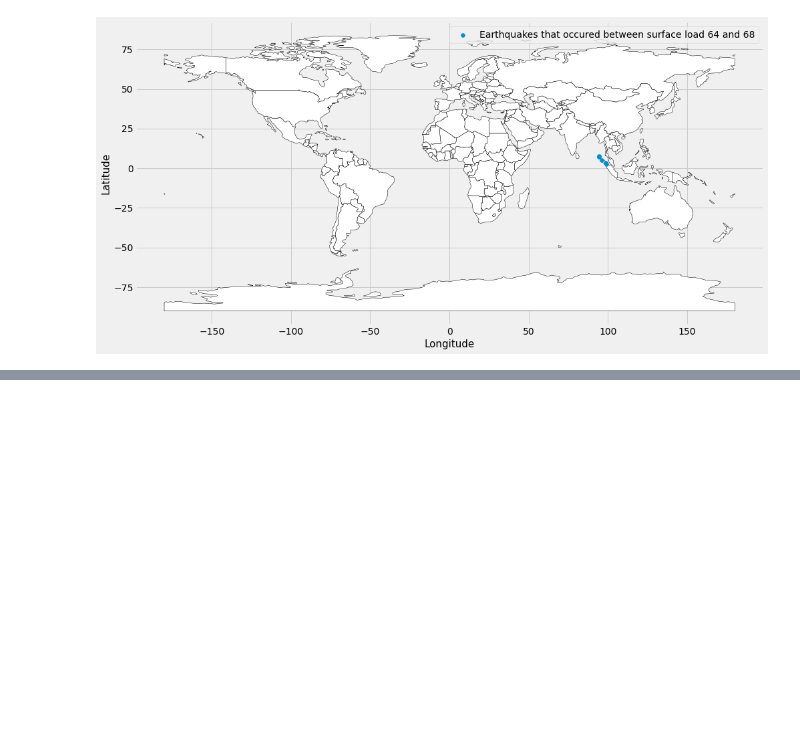
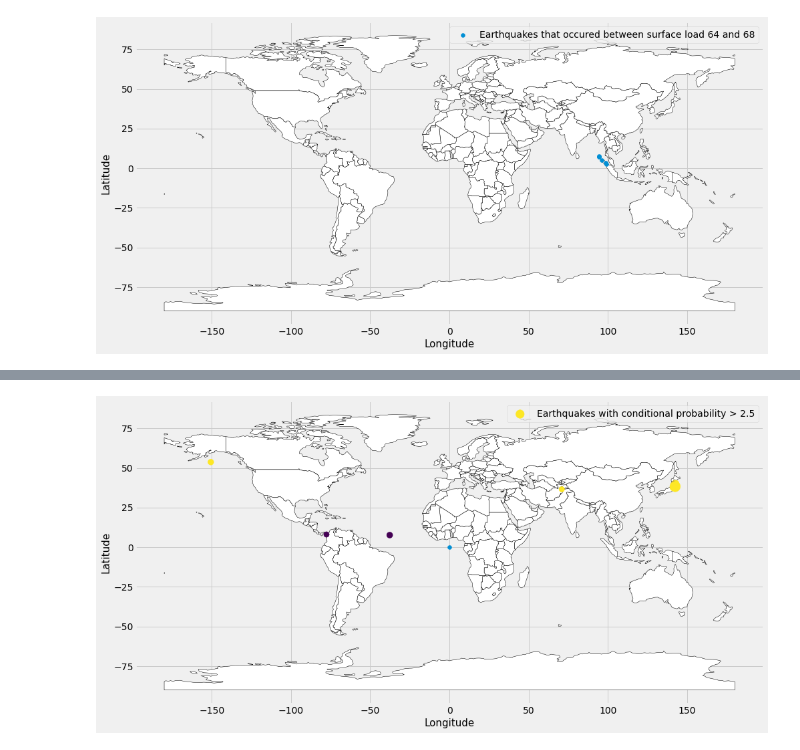
Before and after one commit to epic-research-group/surface-load-quakes, a Jupyter notebook: surface-load-earthquake-relationship.ipynb, the cells around one changed output, grey strips where cells are left out. Saved outputs shown, nothing was run; the diff lists cells and outputs as text; code cells hidden in the pictures; blank space fills up the shorter version.

```diff
--- a/surface-load-earthquake-relationship.ipynb
+++ b/surface-load-earthquake-relationship.ipynb
@@ -531,0 +489,29 @@ Between
+# %%
+conditional_probability_rate = loadquakes.get_cond_probability(np.array(ds['loading_rate'].data.flatten()),
+                                               np.array(catalog.loading_rate),
+                                               np.array(catalog.loading_rate))
+
+catalog['cp_rate'] = conditional_probability_rate
+# %%
+def probability_map(load_bounds,color,label):
+
+    gdf = gpd.GeoDataFrame(load_bounds,
+                           geometry=gpd.points_from_xy(load_bounds.longitude, load_bounds.latitude))
+    world = gpd.read_file(gpd.datasets.get_path('naturalearth_lowres'))
+    ax = world.plot(color='white', edgecolor='black', figsize=(15,10))
+
+
+    gdf.plot(ax=ax, markersize = load_bounds.magnitude**2.5,
+             c = color/max(color),
+            label = label)
+    ax.scatter(0,0)
+    ax.set_xlabel('Longitude', fontsize = 15)
+    ax.set_ylabel("Latitude", fontsize = 15)
+    leg = ax.legend()
+    plt.show()
+# %%
+load_bounds = catalog[catalog['cp_rate']>1.5]
+
+probability_map(load_bounds,load_bounds.cp_rate,'Earthquakes with conditional probability > 2.5')
+# %% [output]
+[figure, added]
```
Also changed, not shown: parts of 21 cells of this notebook, 1 other file.
